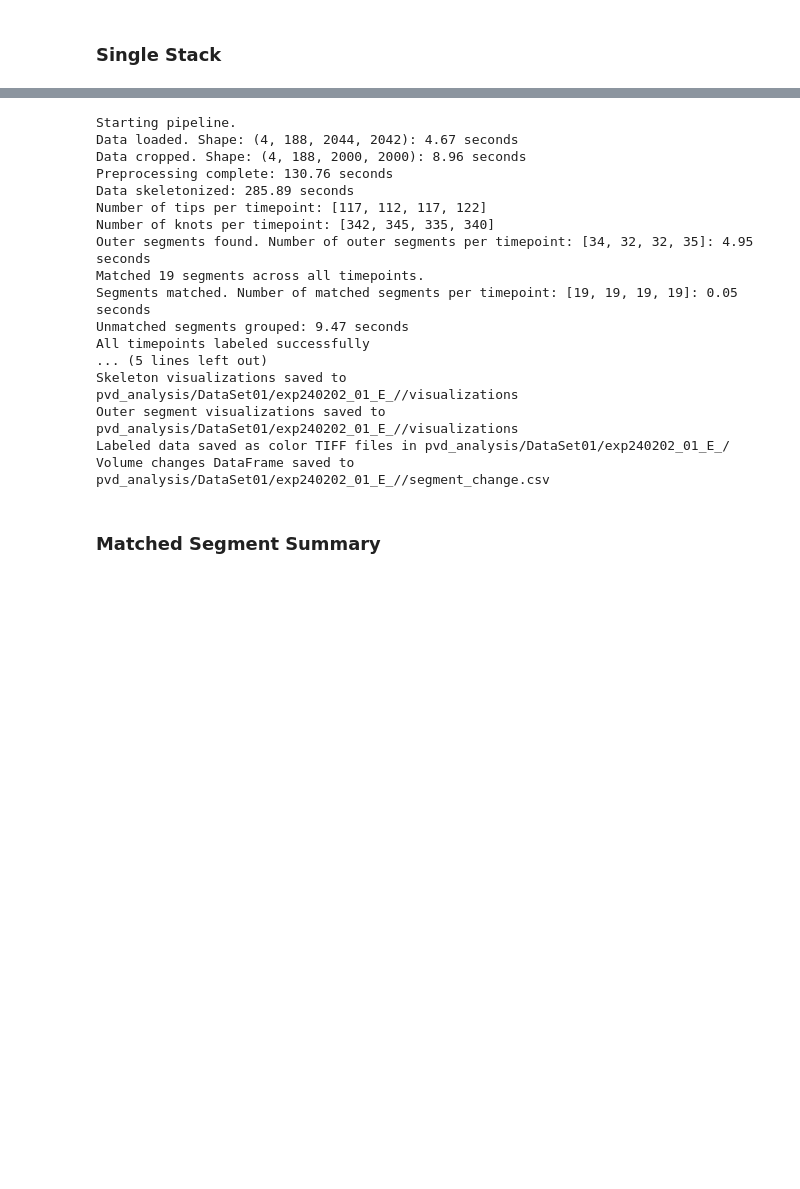
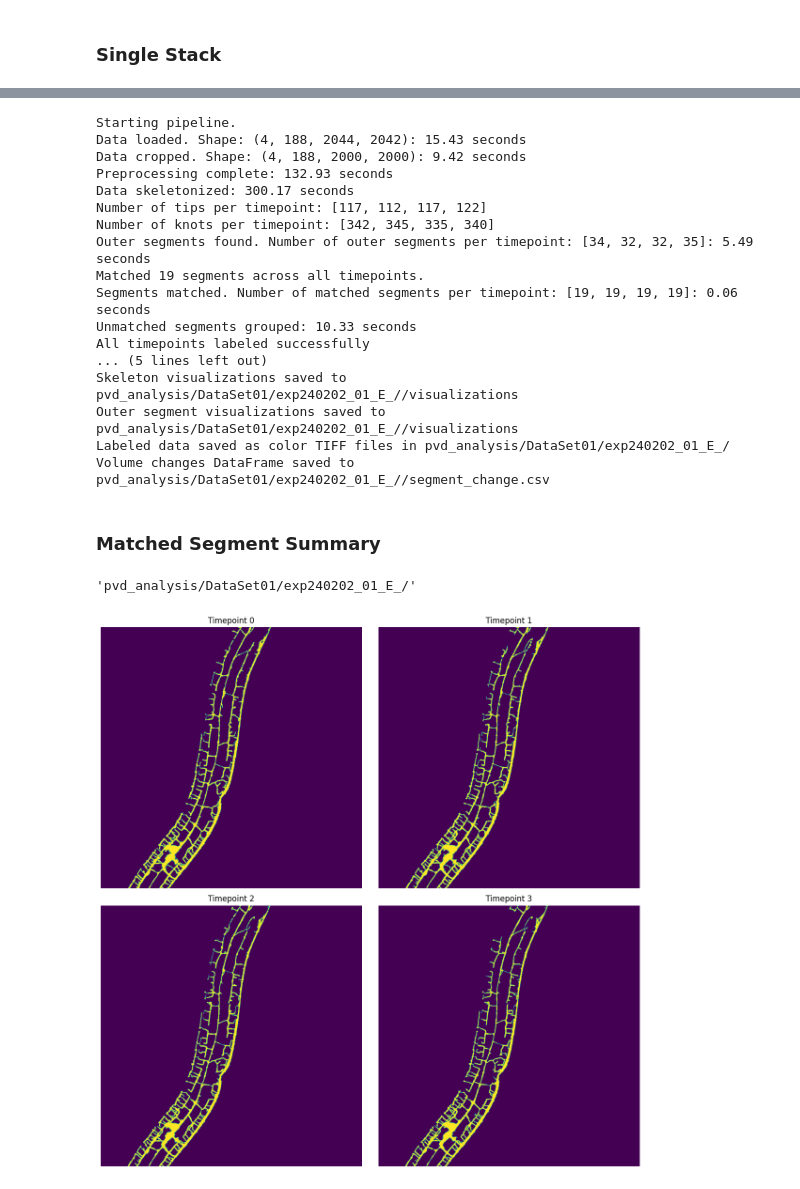
Before and after one commit to nghess/pvd-morphology, a Jupyter notebook: execute_pipeline_batched.ipynb, the cells around one changed output, grey strips where cells are left out. Saved outputs shown, nothing was run; the diff lists cells and outputs as text; code cells hidden in the pictures; blank space fills up the shorter version.

```diff
--- a/execute_pipeline_batched.ipynb
+++ b/execute_pipeline_batched.ipynb
@@ -123,36 +123,36 @@ Pipeline complete. Total time: 291.02 seconds
 Saving data to drive...
 Volume changes DataFrame saved to pvd_analysis/DataSet00/exp240104_00_01_//segment_change.csv
 # %%
-# # Set path to original test file
-# data_path = 'pvd_data'
-# results_path = 'pvd_analysis'
-# dataset = 'DataSet01'
-# session = 'exp240202_01_E_'
-# file = 'exp240202_01_E.tif'
-# tiff_stack_path = f"{data_path}/{dataset}/{session}_/{file}"
-# output_path = f"{results_path}/{dataset}/{session}/"
+# Set path to original test file
+data_path = 'pvd_data'
+results_path = 'pvd_analysis'
+dataset = 'DataSet01'
+session = 'exp240202_01_E_'
+file = 'exp240202_01_E.tif'
+tiff_stack_path = f"{data_path}/{dataset}/{session}_/{file}"
+output_path = f"{results_path}/{dataset}/{session}/"
 
-# # Process stack
-# pvd = PVD(data_path, dataset, session, file)
-# pvd.run_pipeline()
+# Process stack
+pvd = PVD(data_path, dataset, session, file)
+pvd.run_pipeline()
 
-# # Save relevant numpy arrays
-# print(f"Saving data to drive...")
-# pvd.save_results(output_path, save_tiff=False, save_numpy=False, save_plotly=True, save_labeled_tiff=True)
+# Save relevant numpy arrays
+print(f"Saving data to drive...")
+pvd.save_results(output_path, save_tiff=False, save_numpy=False, save_plotly=True, save_labeled_tiff=True)
 
-# time.sleep(1)
+time.sleep(1)
 # %% [output]
 Starting pipeline.
-Data loaded. Shape: (4, 188, 2044, 2042): 4.67 seconds
-Data cropped. Shape: (4, 188, 2000, 2000): 8.96 seconds
-Preprocessing complete: 130.76 seconds
-Data skeletonized: 285.89 seconds
+Data loaded. Shape: (4, 188, 2044, 2042): 15.43 seconds
+Data cropped. Shape: (4, 188, 2000, 2000): 9.42 seconds
+Preprocessing complete: 132.93 seconds
+Data skeletonized: 300.17 seconds
 Number of tips per timepoint: [117, 112, 117, 122]
 Number of knots per timepoint: [342, 345, 335, 340]
-Outer segments found. Number of outer segments per timepoint: [34, 32, 32, 35]: 4.95 seconds
+Outer segments found. Number of outer segments per timepoint: [34, 32, 32, 35]: 5.49 seconds
 Matched 19 segments across all timepoints.
-Segments matched. Number of matched segments per timepoint: [19, 19, 19, 19]: 0.05 seconds
-Unmatched segments grouped: 9.47 seconds
+Segments matched. Number of matched segments per timepoint: [19, 19, 19, 19]: 0.06 seconds
+Unmatched segments grouped: 10.33 seconds
 All timepoints labeled successfully
 ... (5 lines left out)
 Skeleton visualizations saved to pvd_analysis/DataSet01/exp240202_01_E_//visualizations
@@ -179,0 +180,30 @@ for ii, file in enumerate(files):
+# %%
+output_path
+# %% [output]
+'pvd_analysis/DataSet01/exp240202_01_E_/'
+# %%
+import matplotlib.pyplot as plt
+import numpy as np
+# Function to visualize MIP of each timepoint
+def visualize_mips(pvd, save=False, output_dir=''):
+    assert type(pvd) == PVD, "Input must be PVD class."
+    fig, axs = plt.subplots(2, 2, figsize=(12, 12))
+    axs = axs.ravel()  # Flatten the axis array
+
+    for ii in range(4):
+        axs[ii].imshow(pvd.mip[ii].astype(np.uint8)*255)
+        axs[ii].set_title(f'Timepoint {ii}')
+        axs[ii].axis('off')
+
+    plt.tight_layout()
+
+    if save:
+        plt.savefig(f"{output_dir}timepoint_mips.png", dpi=300, bbox_inches='tight')
+
+    plt.show()
+# %%
+
+
+visualize_mips(pvd, save=True, output_dir=output_path)
+# %% [output]
+[figure, added]
```
Also changed, not shown: parts of 3 cells of this notebook, 3 other files.
